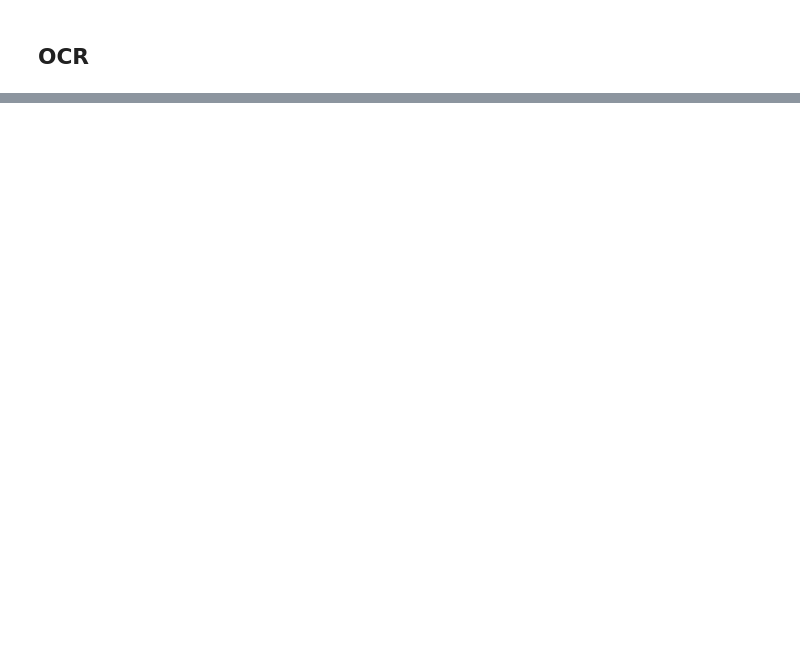
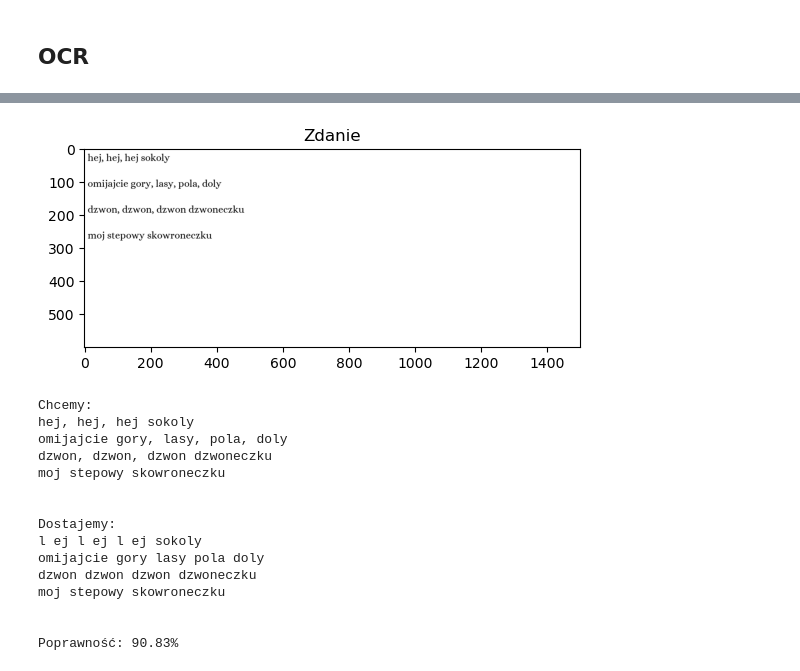
Before and after one commit to mhytrek/MOWNIT, a Jupyter notebook: lab9.1.ipynb, the cells around one changed output, grey strips where cells are left out. Cells and saved outputs as stored; diff of their text form; code cells hidden in the pictures; blank space fills up the shorter version.

```diff
--- a/lab9.1.ipynb
+++ b/lab9.1.ipynb
@@ -157,0 +405,20 @@ detect_match("./text/lato1.png","./letters/lato/A.png", all=False)
+# %%
+string, check_5 = create_and_check("hej, hej, hej sokoly\nomijajcie gory, lasy, pola, doly\ndzwon, dzwon, dzwon dzwoneczku\nmoj stepowy skowroneczku", font = 'Alice-Regular', order=ORDER_ALICE)
+print(string)
+# %% [output]
+[figure, added]
+Chcemy:
+hej, hej, hej sokoly
+omijajcie gory, lasy, pola, doly
+dzwon, dzwon, dzwon dzwoneczku
+moj stepowy skowroneczku
+
+
+Dostajemy:
+l ej l ej l ej sokoly
+omijajcie gory lasy pola doly
+dzwon dzwon dzwon dzwoneczku
+moj stepowy skowroneczku
+
+
+Poprawność: 90.83%
```
Also changed, not shown: parts of 23 cells of this notebook.
